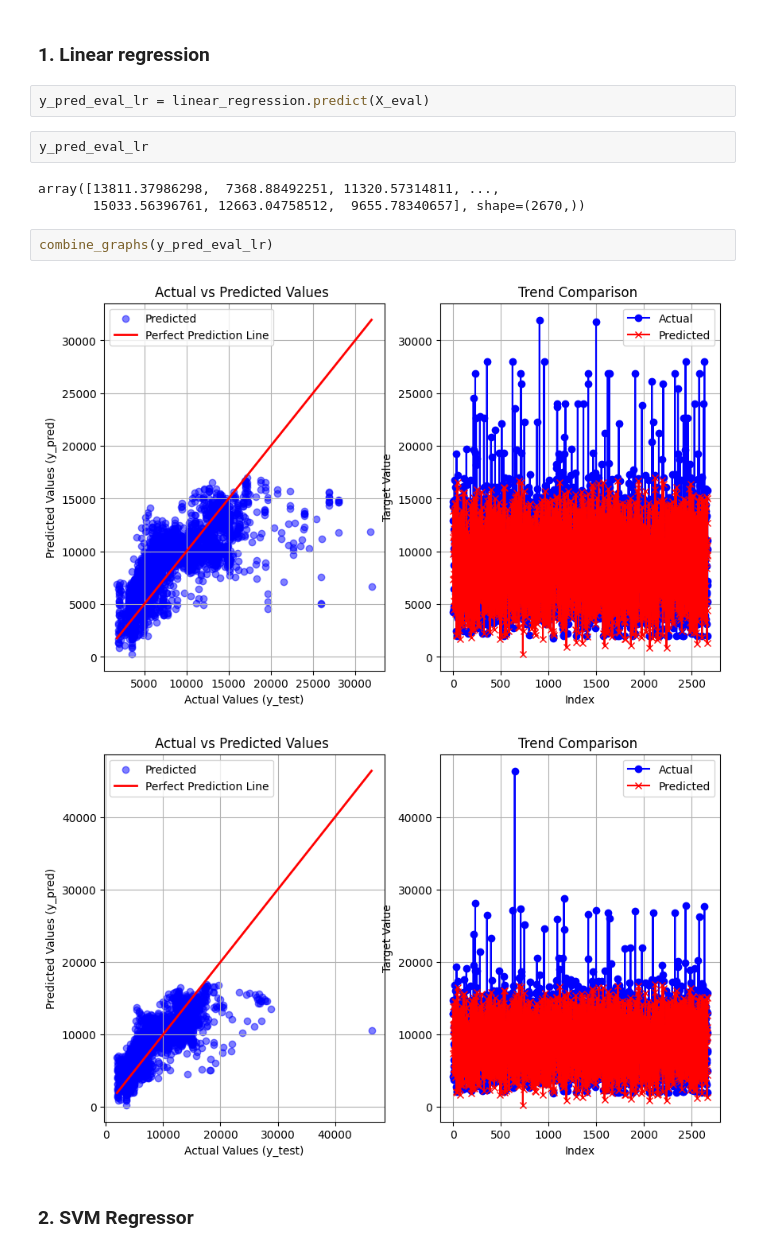
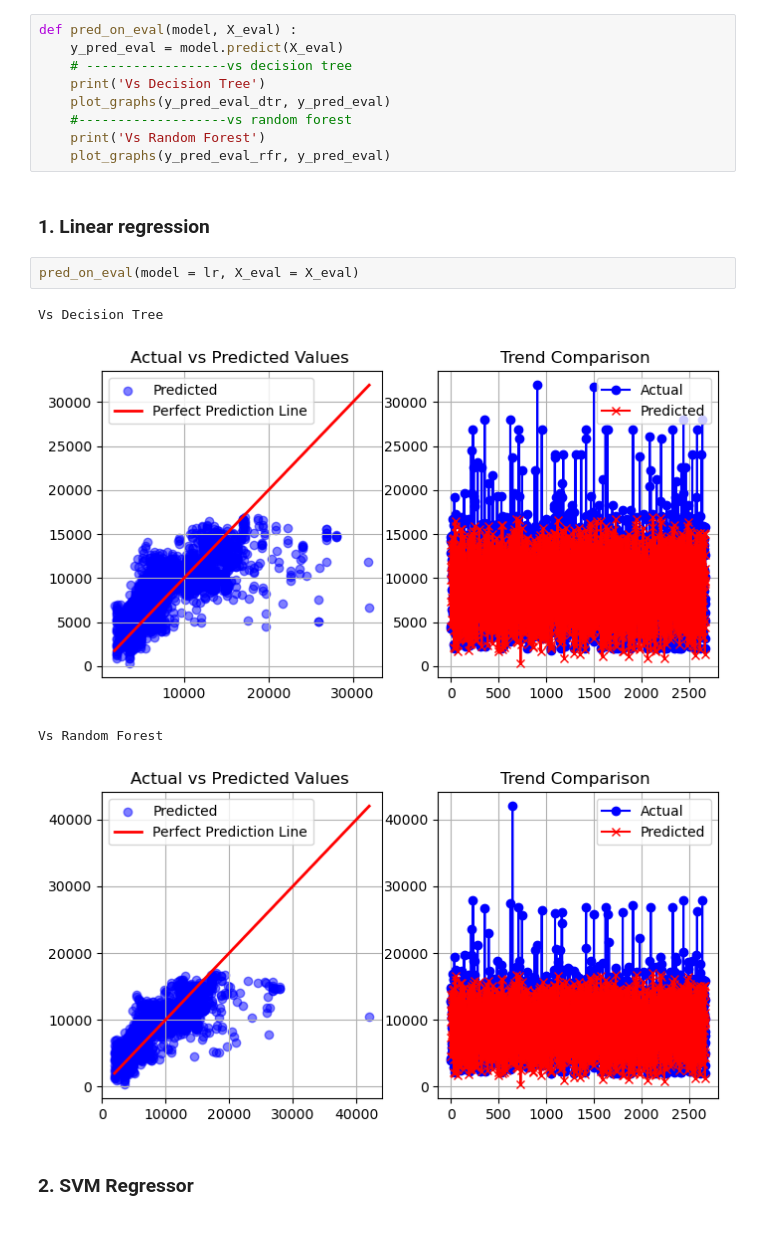
Before and after one commit to utsav87589/Flight-Price-EDA, a Jupyter notebook: notebooks/algos.ipynb, the cells around one changed output. Drawn from its saved outputs; the diff is of its cells as text.

```diff
--- a/notebooks/algos.ipynb
+++ b/notebooks/algos.ipynb
@@ -290,16 +281,20 @@ def combine_graphs(y_pred) :
+# %%
+def pred_on_eval(model, X_eval) :
+    y_pred_eval = model.predict(X_eval)
+    # ------------------vs decision tree
+    print('Vs Decision Tree')
+    plot_graphs(y_pred_eval_dtr, y_pred_eval)
+    #-------------------vs random forest
+    print('Vs Random Forest')
+    plot_graphs(y_pred_eval_rfr, y_pred_eval)
 # %% [markdown]
 ### 1. Linear regression
-# %%
-y_pred_eval_lr = linear_regression.predict(X_eval)
-# %%
-y_pred_eval_lr
-# %% [output]
-array([13811.37986298,  7368.88492251, 11320.57314811, ...,
-       15033.56396761, 12663.04758512,  9655.78340657], shape=(2670,))
-# %%
-combine_graphs(y_pred_eval_lr)
-# %% [output]
-[figure, removed]
-[figure, removed]
+# %%
+pred_on_eval(model = lr, X_eval = X_eval)
+# %% [output]
+Vs Decision Tree
+[figure, added]
+Vs Random Forest
+[figure, added]
 # %% [markdown]
 ### 2. SVM Regressor
```
Also changed, not shown: parts of 24 cells of this notebook, 1 other file.
